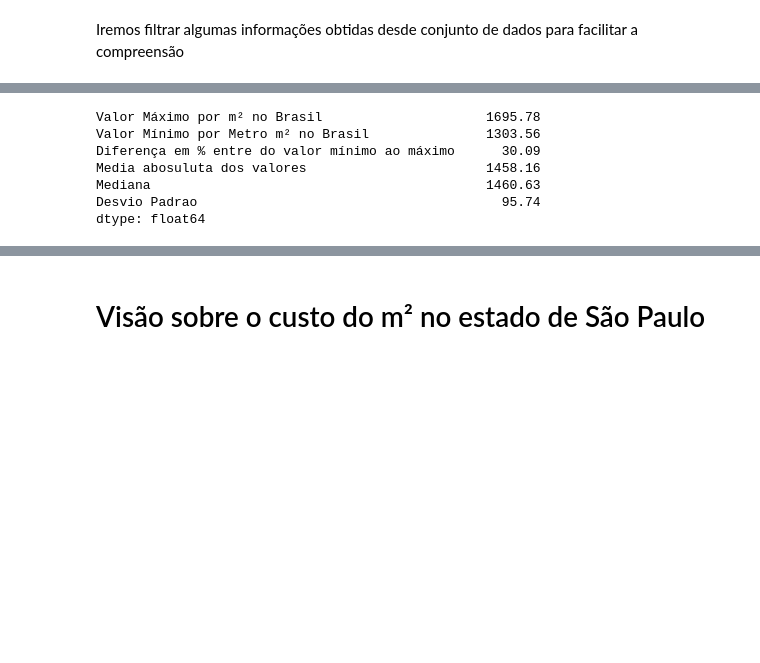
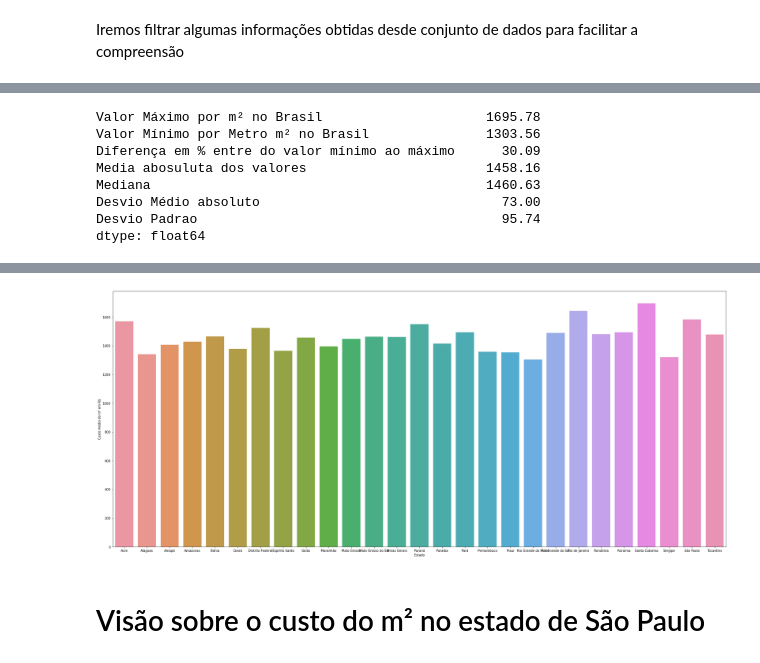
Before and after one commit to Wolfgang-Amadeus-Mozart/Projeto-Ciencia-de-Dados, a Jupyter notebook: Estudo do custo médio do metro quadrado por regi~]ao no Brasil.ipynb, the cells around one changed output, grey strips where cells are left out. Saved outputs shown, nothing was run; the diff lists cells and outputs as text; code cells hidden in the pictures; blank space fills up the shorter version.

```diff
--- a/Estudo do custo médio do metro quadrado por regi~]ao no Brasil.ipynb
+++ b/Estudo do custo médio do metro quadrado por regi~]ao no Brasil.ipynb
@@ -63,11 +64,12 @@ df.head(10)
 # %%
 #Classificando algumas medidas de têndencia central
 
-valormax = df['Custo médio do m² em R$'].max()
+valormax = round (df['Custo médio do m² em R$'].max(), 2)
 valormin = df['Custo médio do m² em R$'].min()
 media = round(df['Custo médio do m² em R$'].mean(), 2)
 diferencaMaxMin = round(((valormax - valormin)/valormin)*100, 2)
 mediana = df['Custo médio do m² em R$'].median() #Valor central dessa população
+desvioMedioAbsoluto = round(df['Custo médio do m² em R$'].mad())
 desvioPadrao = round(df['Custo médio do m² em R$'].std(), 2)
 
 
@@ -77,17 +79,19 @@ dataset = {'Valor Máximo por m² no Brasil':valormax,
            'Diferença em % entre do valor mínimo ao máximo': diferencaMaxMin,
            'Media abosuluta dos valores':media,
            'Mediana':mediana,
+           'Desvio Médio absoluto':desvioMedioAbsoluto,
            'Desvio Padrao':desvioPadrao
           }
 
 
-pd.Series(dataset)
+pd.Series(dataset).round(2)
 # %% [output]
 Valor Máximo por m² no Brasil                     1695.78
 Valor Mínimo por Metro m² no Brasil               1303.56
 Diferença em % entre do valor mínimo ao máximo      30.09
 Media abosuluta dos valores                       1458.16
 Mediana                                           1460.63
+Desvio Médio absoluto                               73.00
 Desvio Padrao                                       95.74
 dtype: float64
 # %%
@@ -115,6 +119,17 @@ df
 | Sergipe | 1320.86 | 17.88 | 0.69 | -137.304444 |
 | São Paulo | 1584.37 | 16.54 | 1.13 | 126.205556 |
 | Tocantins | 1478.57 | 13.11 | 0.84 | 20.405556 |
+# %%
+#ax = sns.boxplot( x = 'Custo médio do m² em R$', y = 'Variação percentual no ano de 2021 até outubro', data = df, orient = 'h')
+#ax.figure.set_size_inches(20, 8)
+#ax.set_title('Anos de Estudo', fontsize=18)
+#ax.set_xlabel('Custo médio do m² em R$', fontsize=14)
+#ax
+
+ax = sns.barplot(x = df.index , y = 'Custo médio do m² em R$', data = df)
+ax.figure.set_size_inches(35,15)
+# %% [output]
+[figure, added]
 # %% [markdown]
 # Visão sobre o custo do m² no estado de São Paulo
 # %% [markdown]
```
Also changed, not shown: parts of 5 cells of this notebook.
